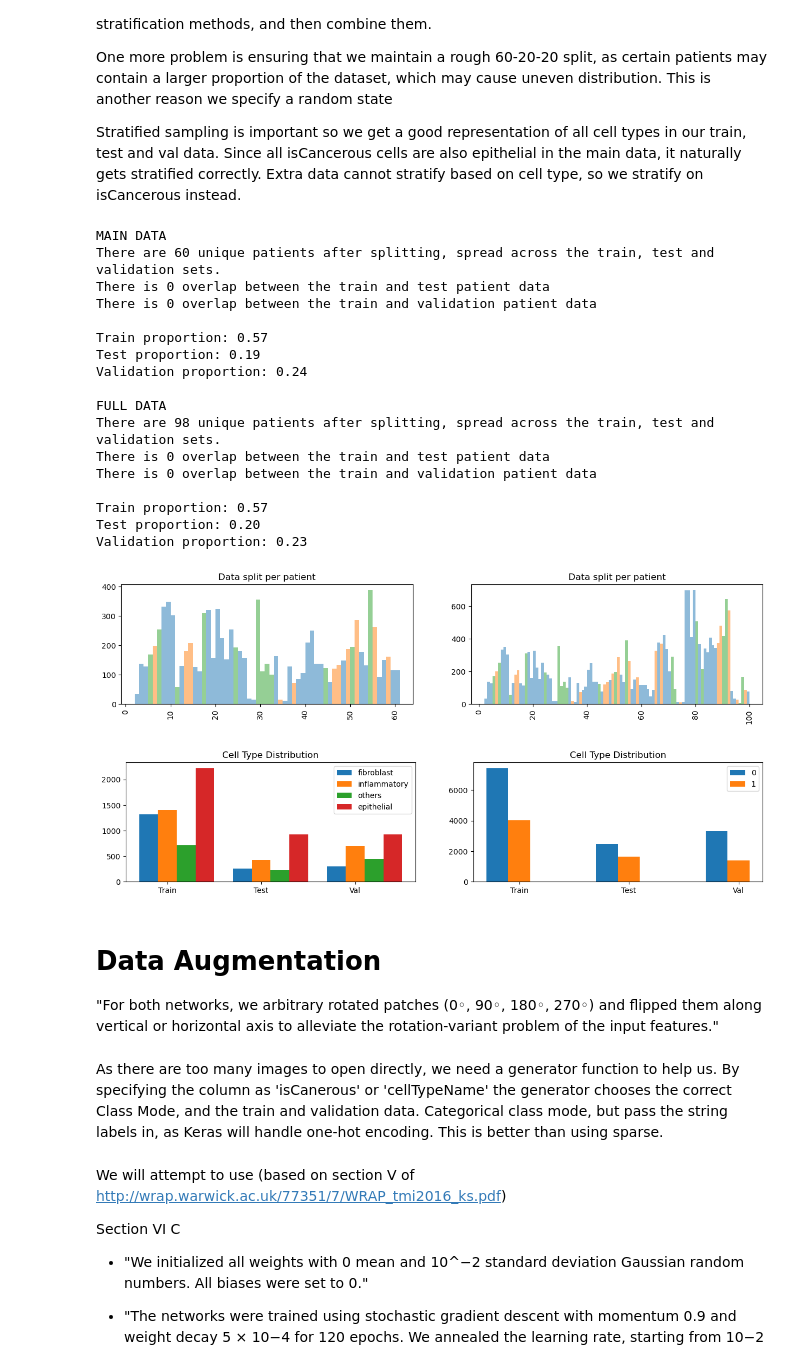
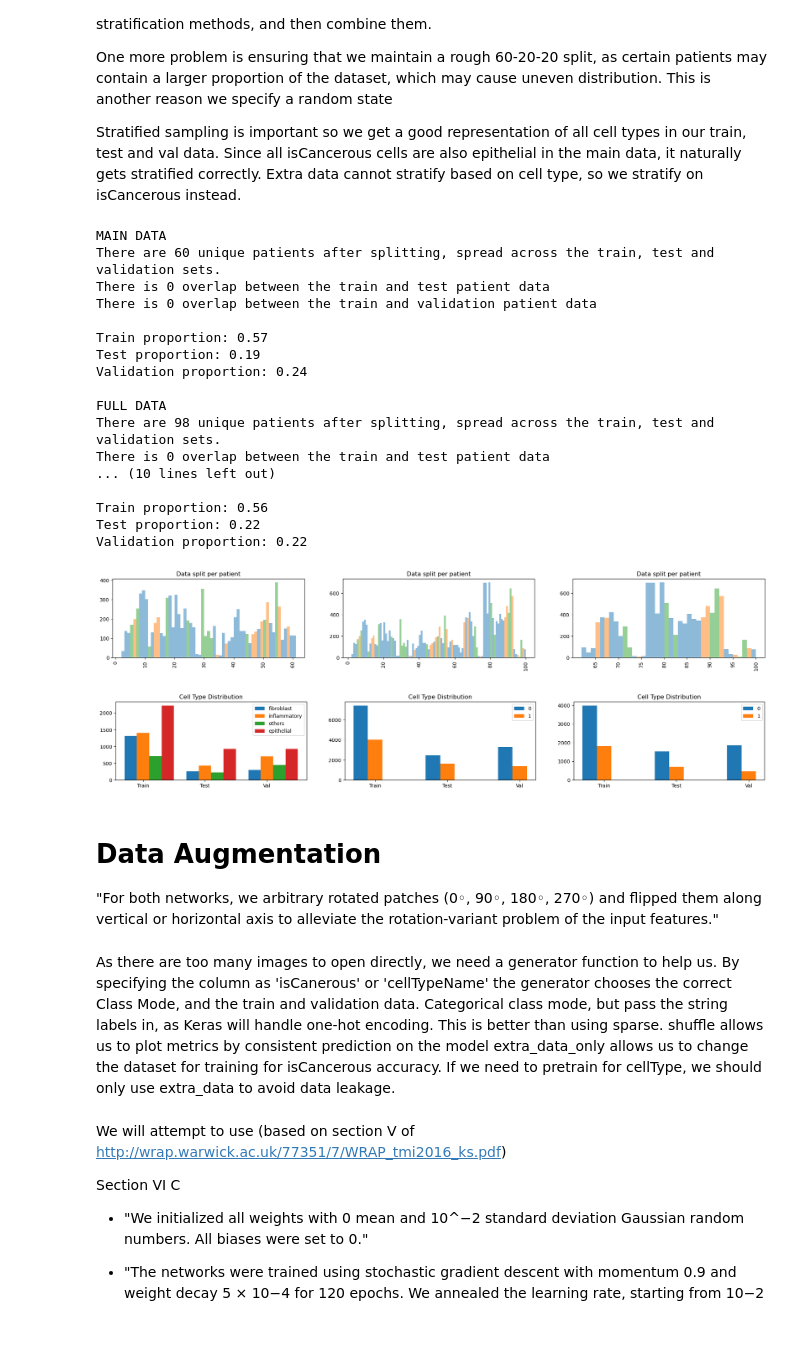
Before and after one commit to Keen2Kode/Machine-Learning, a Jupyter notebook: assignment_2.ipynb, the cells around one changed output. Drawn from its saved outputs; the diff is of its cells as text; code cells hidden in the pictures; blank space fills up the shorter version.

Commit message:
extra_data graphs and bug fix

```diff
--- a/assignment_2.ipynb
+++ b/assignment_2.ipynb
@@ -304,39 +308,45 @@ def plot_data_split_strat_col(train_data, test_data, val_data, strat_col):
 print("MAIN DATA")
 split_verification(train_main, test_main, val_main, main_data)
 print("\nFULL DATA")
 split_verification(train_full_data, test_full_data, val_full_data, full_data)
+print("\nEXTRA DATA")
+split_verification(train_extra, test_extra, val_extra, extra_data)
 
 plt.figure(figsize=(40,20))
 plt.subplot(6,5,1)
 plot_patient_data_split(train_main, test_main, val_main, main_data)
 plt.subplot(6,5,2)
 plot_patient_data_split(train_full_data, test_full_data, val_full_data, full_data)
+plt.subplot(6,5,3)
+plot_patient_data_split(train_extra, test_extra, val_extra, extra_data)
 
 plt.figure(figsize=(40, 20))
 plt.subplot(6,5,1)
 plot_data_split_strat_col(train_main, test_main, val_main, 'cellTypeName')
 plt.subplot(6,5,2)
 plot_data_split_strat_col(train_full_data, test_full_data, val_full_data, 'isCancerous')
+plt.subplot(6,5,3)
+plot_data_split_strat_col(train_extra, test_extra, val_extra, 'isCancerous')
 # %% [output]
 MAIN DATA
 There are 60 unique patients after splitting, spread across the train, test and validation sets.
 There is 0 overlap between the train and test patient data
 There is 0 overlap between the train and validation patient data
 
 Train proportion: 0.57
 Test proportion: 0.19
 Validation proportion: 0.24
 
 FULL DATA
 There are 98 unique patients after splitting, spread across the train, test and validation sets.
 There is 0 overlap between the train and test patient data
-There is 0 overlap between the train and validation patient data
+... (10 lines left out)
 
-Train proportion: 0.57
-Test proportion: 0.20
-Validation proportion: 0.23
+Train proportion: 0.56
+Test proportion: 0.22
+Validation proportion: 0.22
-[figure, old version]
+[figure, new version]
-[figure, old version]
+[figure, new version]
 # %% [markdown]
 # Data Augmentation
 "For both networks, we arbitrary rotated patches (0◦, 90◦, 180◦, 270◦) and flipped them along vertical or horizontal axis to alleviate the rotation-variant problem of the input features."
@@ -360,5 +370,7 @@ def perturb_color(img):
 As there are too many images to open directly, we need a generator function to help us.
 By specifying the column as 'isCanerous' or 'cellTypeName' the generator chooses the correct Class Mode, and the train and validation data.
 Categorical class mode, but pass the string labels in, as Keras will handle one-hot encoding. This is better than using sparse.
+shuffle allows us to plot metrics by consistent prediction on the model
+extra_data_only allows us to change the dataset for training for isCancerous accuracy. If we need to pretrain for cellType, we should only use extra_data to avoid data leakage.
 # %%
 
```
Also changed, not shown: parts of 9 cells of this notebook.
